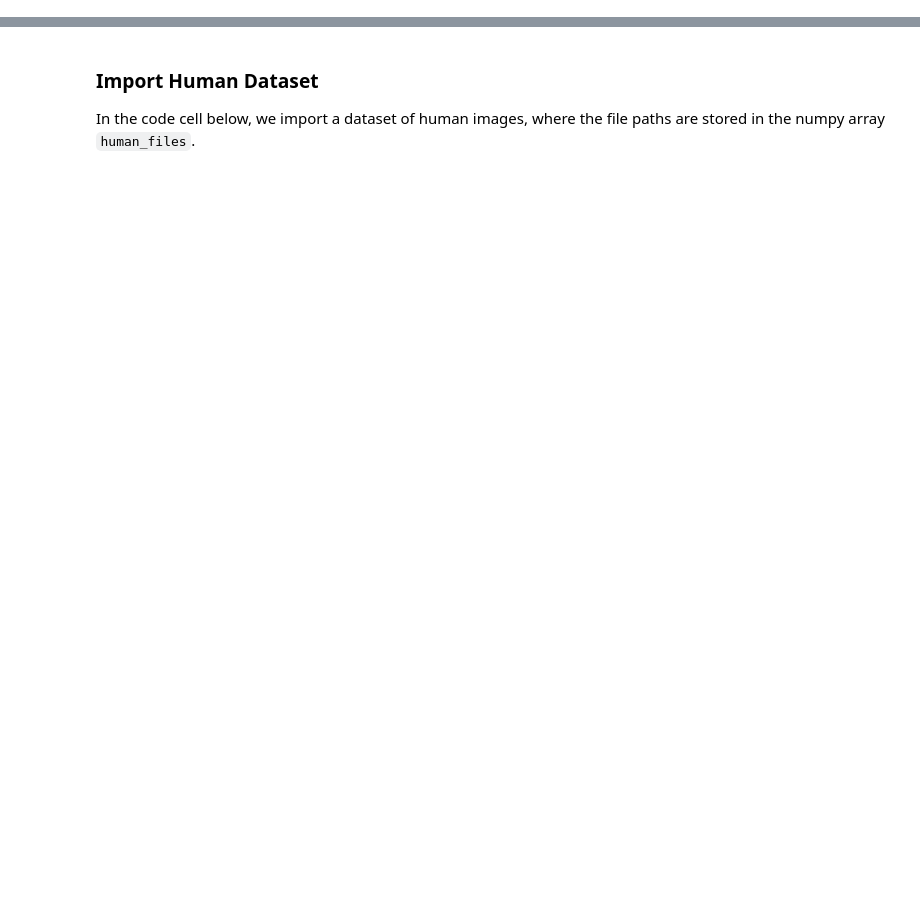
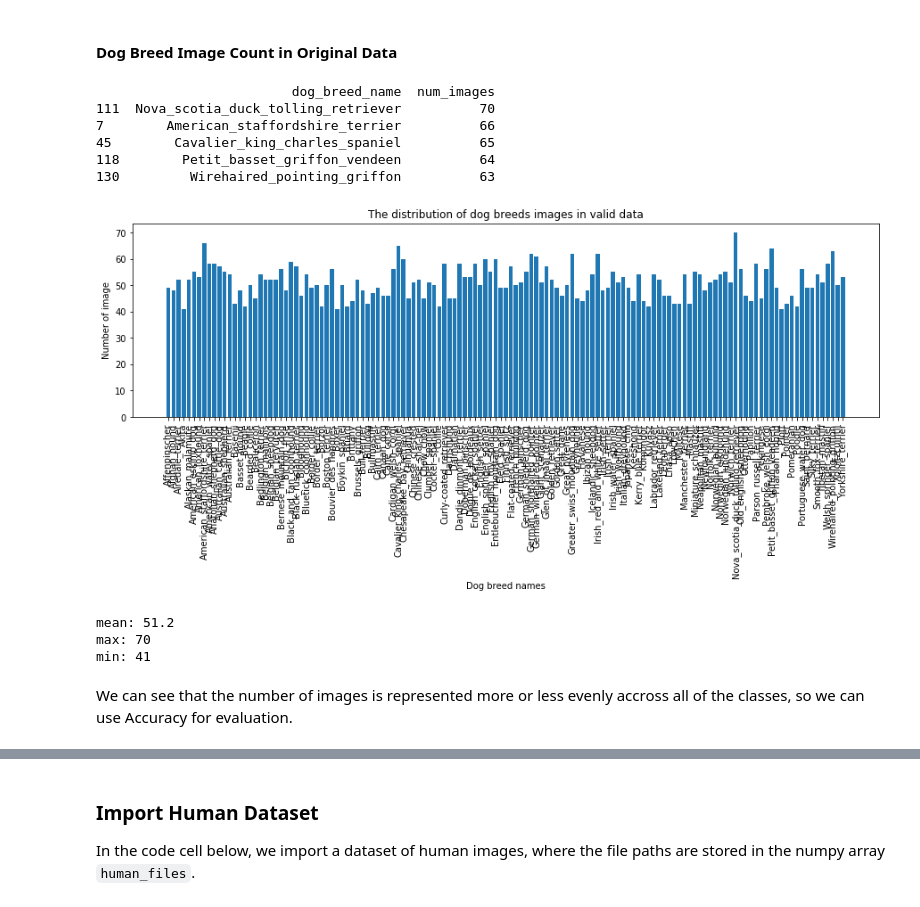
Before and after one commit to tikhonova/dog_classifier, a Jupyter notebook: dog_app.ipynb, the cells around one changed output, grey strips where cells are left out. Saved outputs shown, nothing was run; the diff lists cells and outputs as text; code cells hidden in the pictures; blank space fills up the shorter version.

```diff
--- a/dog_app.ipynb
+++ b/dog_app.ipynb
@@ -100,0 +172,37 @@ ModuleNotFoundError: No module named 'keras'
+# %% [markdown]
+####  Dog Breed Image Count in Original Data
+# %%
+valid_dog_breeds_df=create_dog_breeds_df('valid')
+
+# Top 5 dog breeds
+print(valid_dog_breeds_df.head(n=5))
+
+plot_df(valid_dog_breeds_df['dog_breed_name'],valid_dog_breeds_df['num_images'],'The distribution of dog breeds images in valid data')
+# %% [output]
+                         dog_breed_name  num_images
+111  Nova_scotia_duck_tolling_retriever          70
+7        American_staffordshire_terrier          66
+45        Cavalier_king_charles_spaniel          65
+118        Petit_basset_griffon_vendeen          64
+130         Wirehaired_pointing_griffon          63
+[figure, added]
+# %%
+# Quick overview of the number of images in each class
+globlist = list(glob("../../../data/dog_images/train/*/"))
+
+# Extract number of images per class
+img_per_class = []
+for folder in globlist:
+    class_length = (len(folder))
+    img_per_class.append(class_length)
+
+# Average number of images per class
+print("mean:",round(np.mean(img_per_class),2))
+print("max:" ,np.max(img_per_class))
+print("min:" ,np.min(img_per_class))
+# %% [output]
+mean: 51.2
+max: 70
+min: 41
+# %% [markdown]
+We can see that the number of images is represented more or less evenly accross all of the classes, so we can use Accuracy for evaluation.
```
Also changed, not shown: parts of 66 cells of this notebook.
